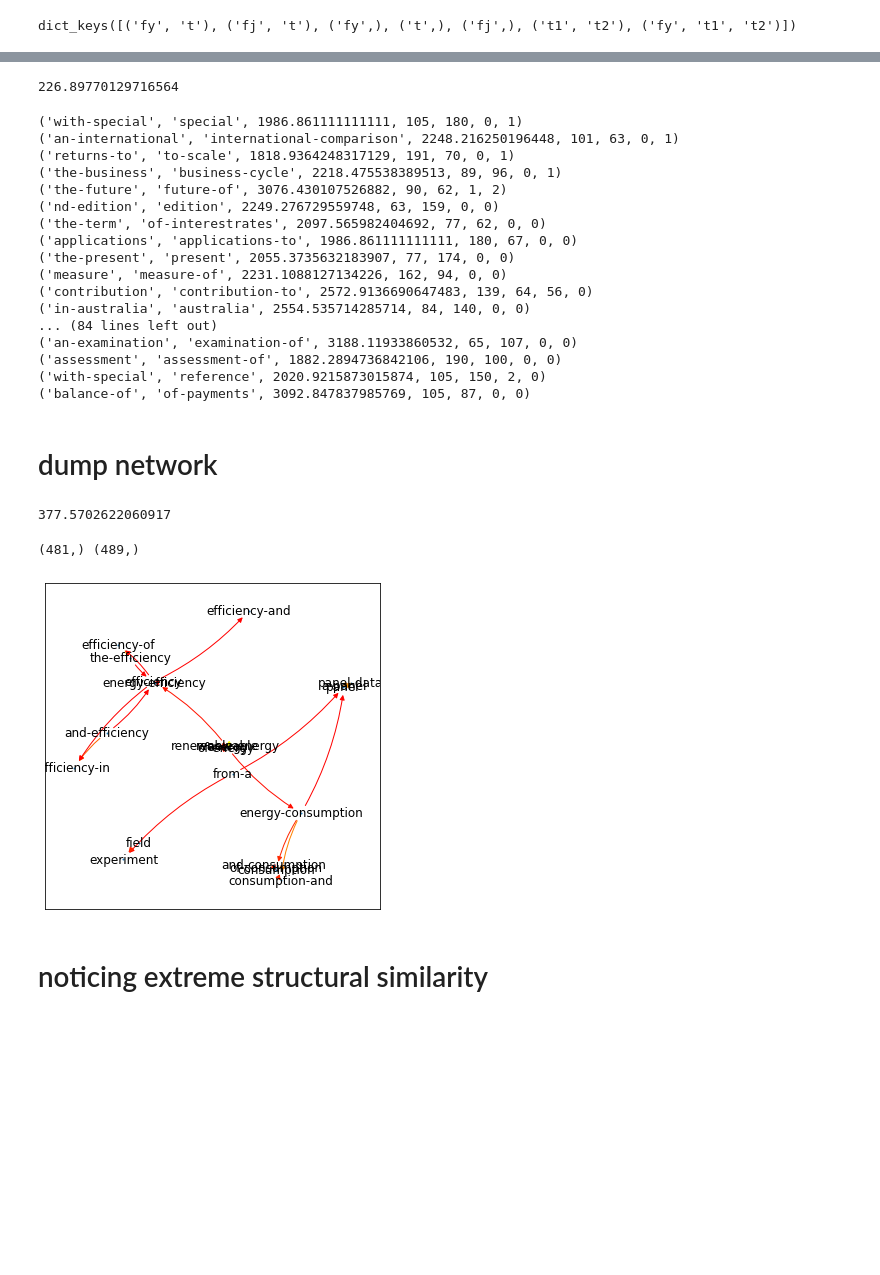
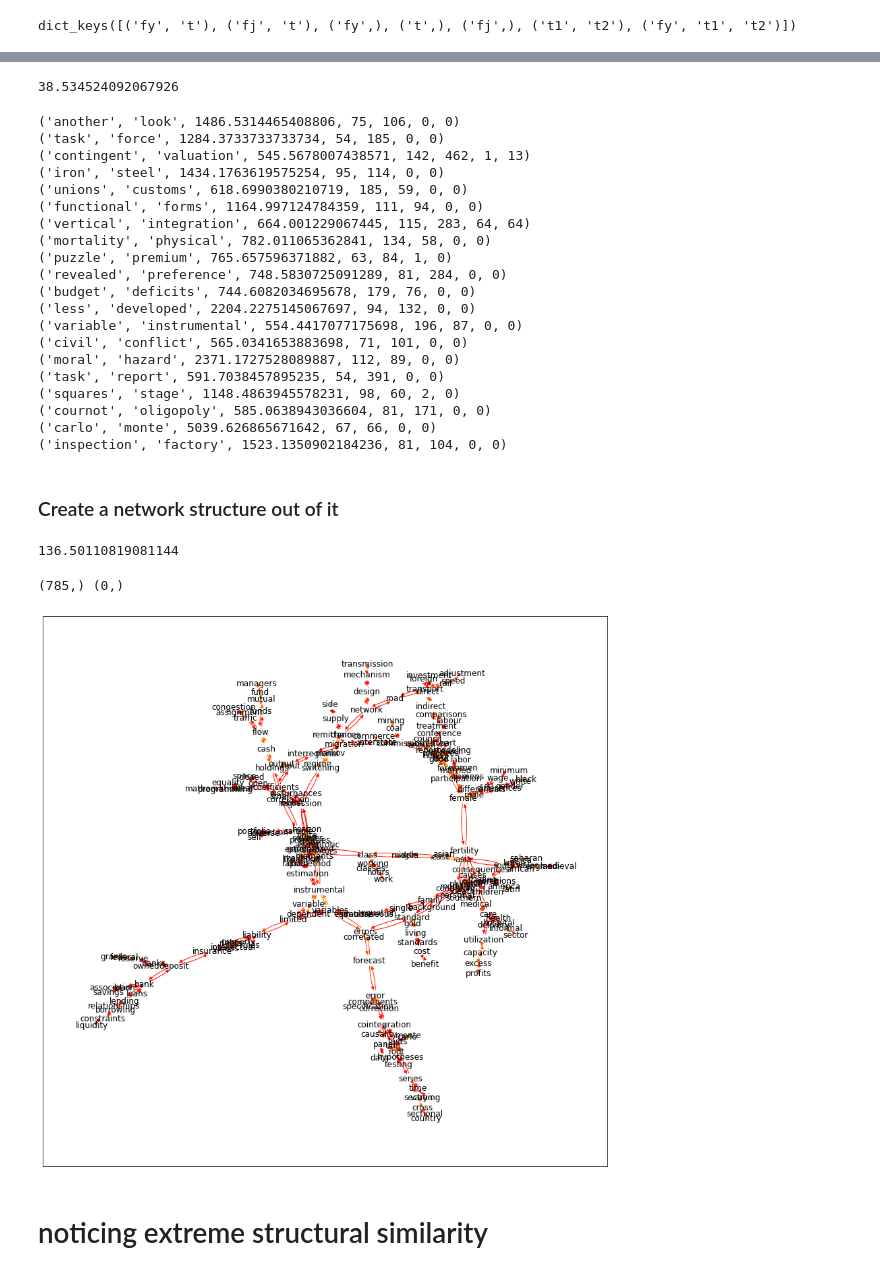
Before and after one commit to amcgail/kk-jstor-sociology, a Jupyter notebook: programming/cooccurence/cooc_networks-econ.ipynb, the cells around one changed output, grey strips where cells are left out. Drawn from its saved outputs; the diff is of its cells as text; code cells hidden in the pictures; blank space fills up the shorter version.

```diff
--- a/programming/cooccurence/cooc_networks-econ.ipynb
+++ b/programming/cooccurence/cooc_networks-econ.ipynb
@@ -31,5 +10,5 @@ ls
 # %% [markdown]
 ### Load co-occurence counts
 # %%
-cc = counter('wos-econ-20k-titles-limited-cooc.counts')
+cc = counter('wos-econ-20k-titles-limited-cooc')
 # %% [output]
@@ -123,14 +73,15 @@ np.mean(rats)
 # %%
-np.quantile(rats, 0.9)
+np.mean(rats) # mean
+np.quantile(rats, 0.9) # 90% percentile
 # %% [output]
-226.89770129716564
+38.534524092067926
 # %%
 from random import sample
 # %%
 tops = np.argwhere( rats > np.quantile(rats, 0.99) ).flatten()
 tops = list(tops)
 
-for i in sample( tops, 100 ):
+for i in sample( tops, 20 ):
     ai, bi = pairs[i]
     at = [x for x,i in cc.ids['t'].items() if i==ai][0]
     bt = [x for x,i in cc.ids['t'].items() if i==bi][0]
@@ -139,35 +90,38 @@ for i in sample( tops, 100 ):
     bc = cc.counts[('t',)][bi]
     abc = cc.counts[('t1','t2')][(ai,bi)]
     bac = cc.counts[('t1','t2')][(bi,ai)]
-    print( (at, bt, rats[i], ac, bc, abc, bac) )
+    print( (at, bt, rats[i], ac, bc, abc, bac) ) # top 20 from the 99 percentile
 # %% [output]
-('with-special', 'special', 1986.861111111111, 105, 180, 0, 1)
-('an-international', 'international-comparison', 2248.216250196448, 101, 63, 0, 1)
-('returns-to', 'to-scale', 1818.9364248317129, 191, 70, 0, 1)
-('the-business', 'business-cycle', 2218.475538389513, 89, 96, 0, 1)
-('the-future', 'future-of', 3076.430107526882, 90, 62, 1, 2)
-('nd-edition', 'edition', 2249.276729559748, 63, 159, 0, 0)
-('the-term', 'of-interestrates', 2097.565982404692, 77, 62, 0, 0)
-('applications', 'applications-to', 1986.861111111111, 180, 67, 0, 0)
-('the-present', 'present', 2055.3735632183907, 77, 174, 0, 0)
-('measure', 'measure-of', 2231.1088127134226, 162, 94, 0, 0)
-('contribution', 'contribution-to', 2572.9136690647483, 139, 64, 56, 0)
-('in-australia', 'australia', 2554.535714285714, 84, 140, 0, 0)
-... (84 lines left out)
-('an-examination', 'examination-of', 3188.11933860532, 65, 107, 0, 0)
-('assessment', 'assessment-of', 1882.2894736842106, 190, 100, 0, 0)
-('with-special', 'reference', 2020.9215873015874, 105, 150, 2, 0)
-('balance-of', 'of-payments', 3092.847837985769, 105, 87, 0, 0)
+('another', 'look', 1486.5314465408806, 75, 106, 0, 0)
+('task', 'force', 1284.3733733733734, 54, 185, 0, 0)
+('contingent', 'valuation', 545.5678007438571, 142, 462, 1, 13)
+('iron', 'steel', 1434.1763619575254, 95, 114, 0, 0)
+('unions', 'customs', 618.6990380210719, 185, 59, 0, 0)
+('functional', 'forms', 1164.997124784359, 111, 94, 0, 0)
+('vertical', 'integration', 664.001229067445, 115, 283, 64, 64)
+('mortality', 'physical', 782.011065362841, 134, 58, 0, 0)
+('puzzle', 'premium', 765.657596371882, 63, 84, 1, 0)
+('revealed', 'preference', 748.5830725091289, 81, 284, 0, 0)
+('budget', 'deficits', 744.6082034695678, 179, 76, 0, 0)
+('less', 'developed', 2204.2275145067697, 94, 132, 0, 0)
+('variable', 'instrumental', 554.4417077175698, 196, 87, 0, 0)
+('civil', 'conflict', 565.0341653883698, 71, 101, 0, 0)
+('moral', 'hazard', 2371.1727528089887, 112, 89, 0, 0)
+('task', 'report', 591.7038457895235, 54, 391, 0, 0)
+('squares', 'stage', 1148.4863945578231, 98, 60, 2, 0)
+('cournot', 'oligopoly', 585.0638943036604, 81, 171, 0, 0)
+('carlo', 'monte', 5039.626865671642, 67, 66, 0, 0)
+('inspection', 'factory', 1523.1350902184236, 81, 104, 0, 0)
-# %% [markdown]
-# dump network
+# %% [markdown]
+### Create a network structure out of it
 # %%
 import networkx as nx
 # %%
 rats = np.array(rats)
-cutoff = np.quantile(rats[rats>0], 0.93)
+cutoff = np.quantile(rats[rats>0], 0.95)
 cutoff
 # %% [output]
-377.5702622060917
+136.50110819081144
 # %%
 G = nx.DiGraph()
 
@@ -197,36 +151,36 @@ print(
 
 G.remove_nodes_from( list(np.where( deg < DEG_CUTOFF )[0]) )
 # %% [output]
-(481,) (489,)
+(785,) (0,)
 # %%
-R, C = 1,1
+R, C = 1,1 # size of plot
 
 nodes_list = list(nx.connected_components(G.to_undirected()))
 nodes_list = sorted(nodes_list, key=lambda x:-len(x))
 
 x_off = 0.1
 y_off = 0.1
 
-plt.figure(figsize=(6*R,6*C))
+plt.figure(figsize=(15*R,15*C))
 
 for i,Gcomp_nodes in enumerate(nodes_list[:R*C]):
     plt.subplot(R,C,i+1)
     Gcomp = nx.subgraph(G, Gcomp_nodes)
     pos = nx.spring_layout(Gcomp, iterations=150, k=0.5)
     pos_offset = {k:([v[0]+x_off, v[1]+y_off]) for k,v in pos.items()} # not currently used
 
 
     edges,weights = zip(*[((e1,e2),w) for (e1,e2),w in nx.get_edge_attributes(Gcomp,'weight').items()])
 
     c = np.log(weights)
     c /= c.max()
 
     nx.draw_networkx_edges(Gcomp,pos,edgelist=edges,edge_cmap=plt.cm.autumn,edge_color=c,
         connectionstyle="arc3,rad=0.1")
     nx.draw_networkx_nodes(Gcomp,pos,node_size=1)
     nx.draw_networkx_labels(Gcomp,pos)
 # %% [output]
-[figure, old version]
+[figure, new version]
 # %% [markdown]
 # noticing extreme structural similarity
 # %% [markdown]
```
Also changed, not shown: parts of 26 cells of this notebook, 6 other files.
